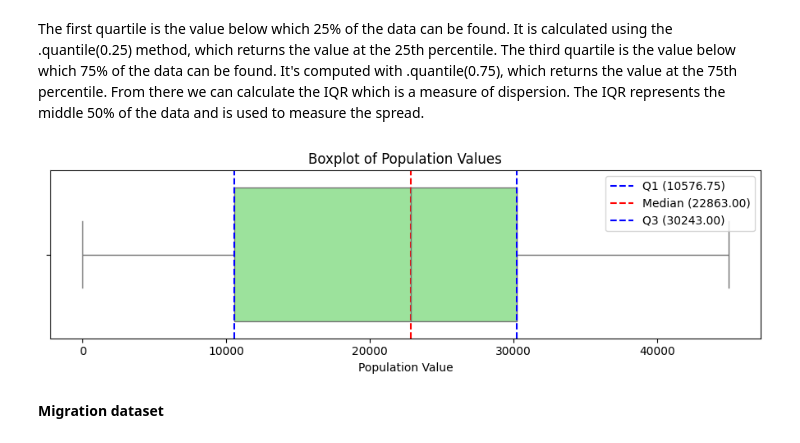
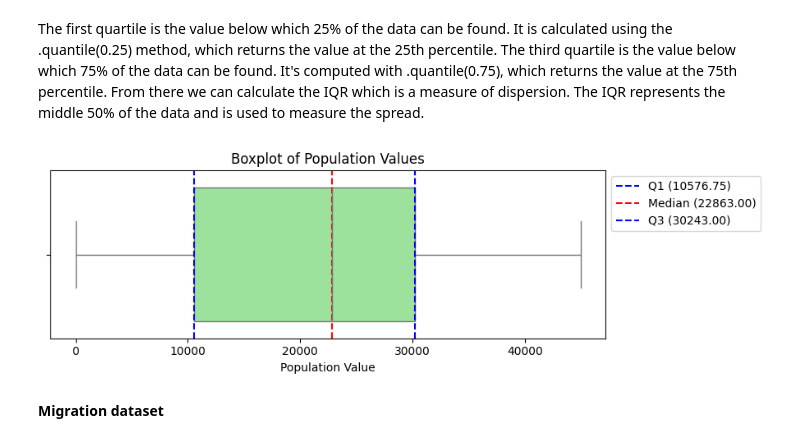
Before and after one commit to mkoleva0/DataAnalytics_CA1, a Jupyter notebook: CA1_1_final.ipynb, the cells around one changed output. Cells and saved outputs as stored; diff of their text form; code cells hidden in the pictures.

```diff
--- a/CA1_1_final.ipynb
+++ b/CA1_1_final.ipynb
@@ -584,18 +580,18 @@ From there we can calculate the IQR which is a measure of dispersion. The IQR re
 # %%
 plt.figure(figsize=(9, 3))
 sns.boxplot(x=population_df_outliers['VALUE'], color="lightgreen", orient="h")
 
 plt.axvline(x=pop_all_Q1, color='blue', linestyle='--', label=f"Q1 ({pop_all_Q1:.2f})")
 plt.axvline(x=population_df_outliers['VALUE'].median(), color='red', linestyle='--', label=f"Median ({population_df_outliers['VALUE'].median():.2f})")
 plt.axvline(x=pop_all_Q3, color='blue', linestyle='--', label=f"Q3 ({pop_all_Q3:.2f})")
 
 plt.title('Boxplot of Population Values')
 plt.xlabel('Population Value')
-plt.legend()
+plt.legend(loc='upper left', bbox_to_anchor=(1, 1))
 plt.tight_layout()
 plt.show()
 # %% [output]
-[figure, old version]
+[figure, new version]
 # %% [markdown]
 **Migration dataset**
 # %%
```
Also changed, not shown: parts of 21 cells of this notebook, 4 other files.
